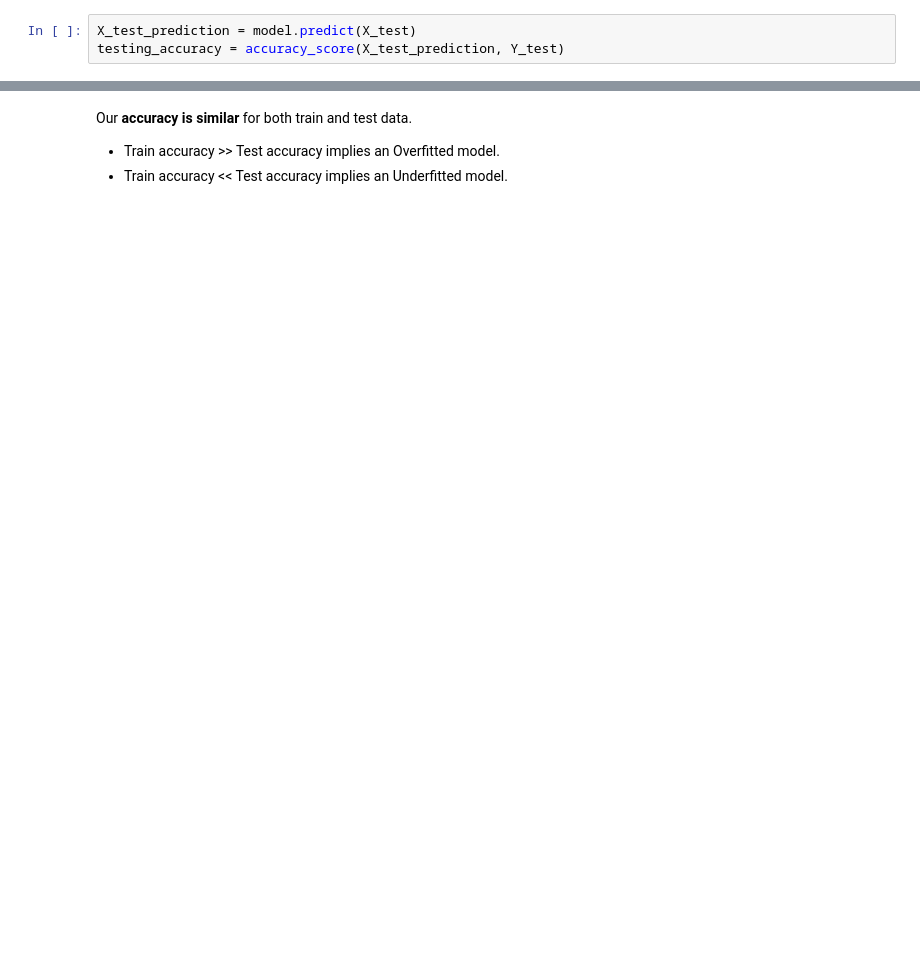
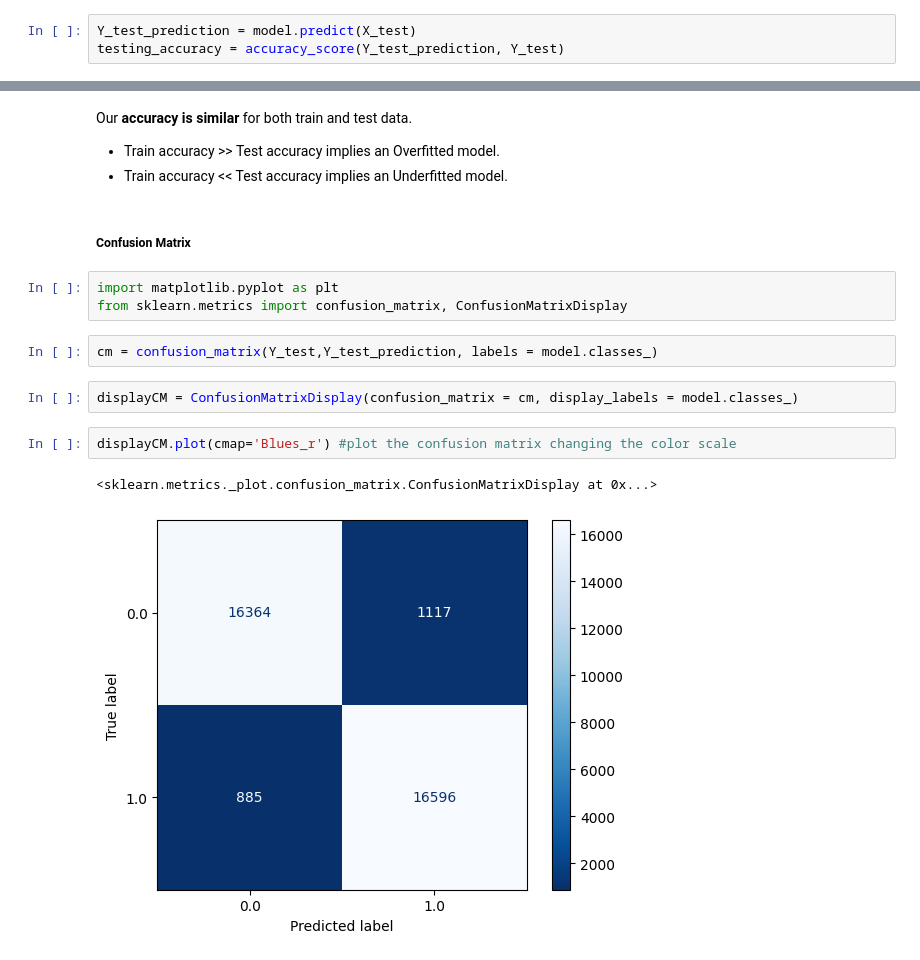
Before and after one commit to DamianTellez/Fraud_Detection, a Jupyter notebook: notebook.ipynb, the cells around one changed output, grey strips where cells are left out. Saved outputs shown, nothing was run; the diff lists cells and outputs as text; blank space fills up the shorter version.

```diff
--- a/notebook.ipynb
+++ b/notebook.ipynb
@@ -221,6 +221,6 @@ Training Accuracy:  0.9403120620119562
 # %%
-X_test_prediction = model.predict(X_test)
-testing_accuracy = accuracy_score(X_test_prediction, Y_test)
+Y_test_prediction = model.predict(X_test)
+testing_accuracy = accuracy_score(Y_test_prediction, Y_test)
 # %%
 print("Test Accuracy: ",testing_accuracy)
 # %% [output]
@@ -230,3 +230,17 @@ Our **accuracy is similar** for both train and test data.
 
 - Train accuracy >> Test accuracy implies an Overfitted model.
 - Train accuracy << Test accuracy implies an Underfitted model.
+# %% [markdown]
+##### Confusion Matrix
+# %%
+import matplotlib.pyplot as plt
+from sklearn.metrics import confusion_matrix, ConfusionMatrixDisplay
+# %%
+cm = confusion_matrix(Y_test,Y_test_prediction, labels = model.classes_)
+# %%
+displayCM = ConfusionMatrixDisplay(confusion_matrix = cm, display_labels = model.classes_)
+# %%
+displayCM.plot(cmap='Blues_r') #plot the confusion matrix changing the color scale
+# %% [output]
+<sklearn.metrics._plot.confusion_matrix.ConfusionMatrixDisplay at 0x...>
+[figure, added]
```
Also changed, not shown: parts of 6 cells of this notebook.
